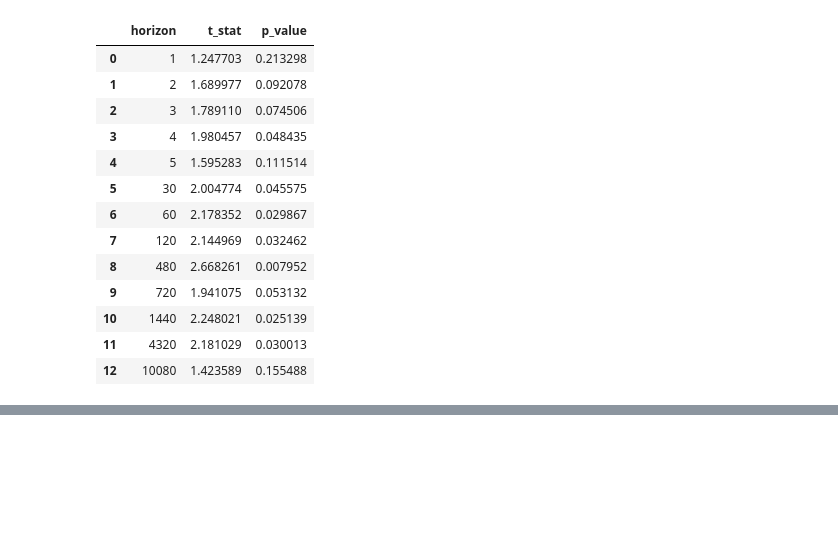
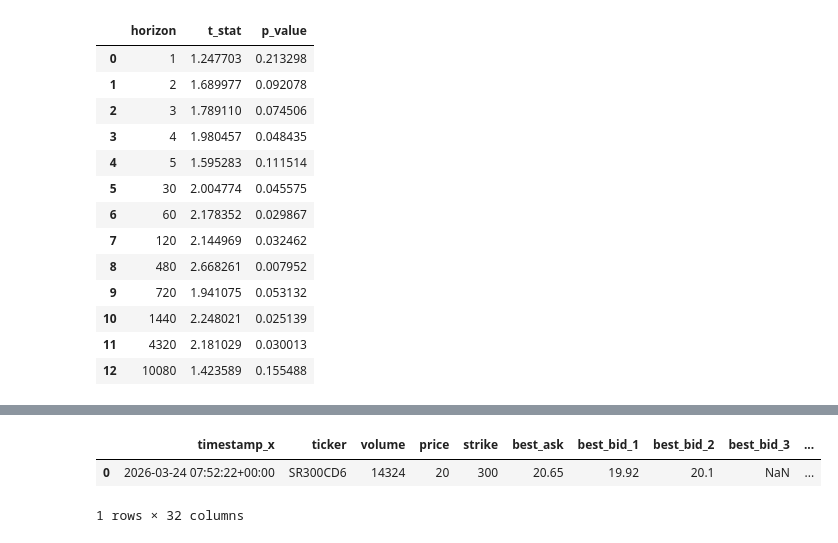
Before and after one commit to SigmaFlowX/Sber-Moex-Options, a Jupyter notebook: notebooks/large_orders_analysis.ipynb, the cells around one changed output, grey strips where cells are left out. Cells and saved outputs as stored; diff of their text form; code cells hidden in the pictures; blank space fills up the shorter version.

Commit message:
prepared backtest_df

```diff
--- a/notebooks/large_orders_analysis.ipynb
+++ b/notebooks/large_orders_analysis.ipynb
@@ -268,0 +268,15 @@ plt.show()
+# %%
+df.columns[0:20]
+
+cols = ['timestamp_x', 'ticker', 'volume', 'price', 'strike', 'best_ask'] + [f'best_bid_{h}' for h in horizons]
+backtest_df = df[cols]
+
+for h in horizons:
+    ask = backtest_df[f'best_ask']
+    bid = backtest_df[f'best_bid_{h}']
+    backtest_df[f'bid_ask_return_{h}'] = (bid - ask)/ask
+backtest_df.head(1)
+# %% [output]
+|  | timestamp_x | ticker | volume | price | strike | best_ask | best_bid_1 | best_bid_2 | best_bid_3 | ... |
+| 0 | 2026-03-24 07:52:22+00:00 | SR300CD6 | 14324 | 20 | 300 | 20.65 | 19.92 | 20.1 | NaN | ... |
+1 rows × 32 columns
```
Also changed, not shown: parts of 2 cells of this notebook.
